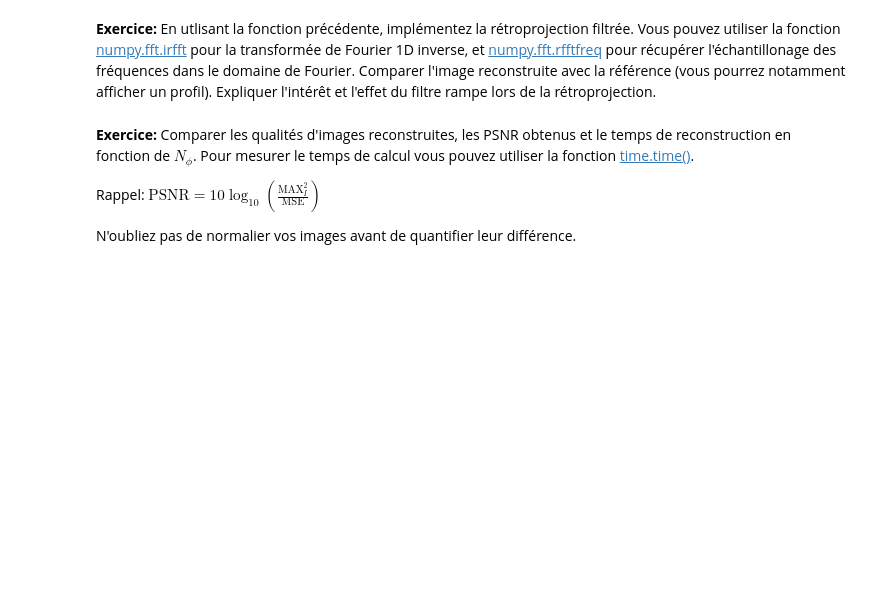
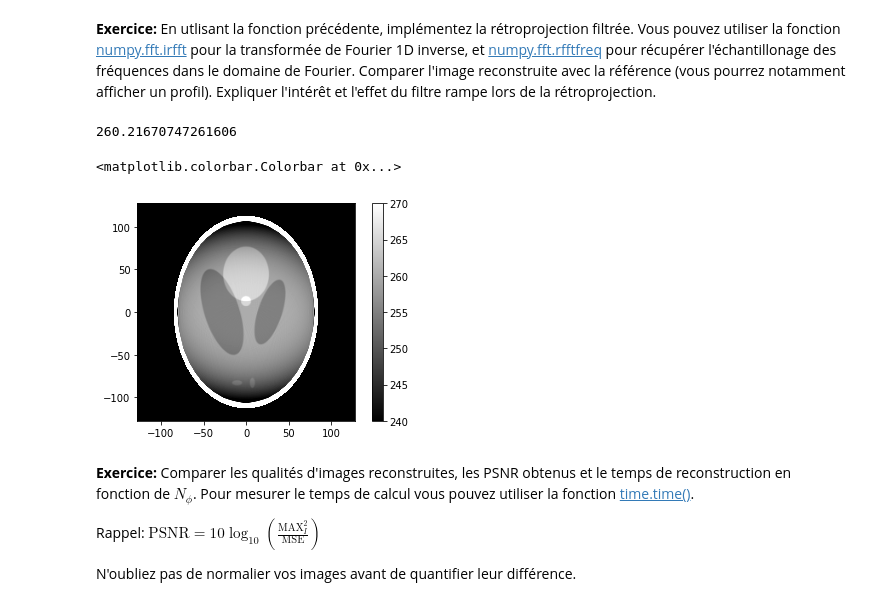
Before and after one commit to Guillaume0477/Tomographie, a Jupyter notebook: tp_tomo.ipynb, the cells around one changed output. Saved outputs shown, nothing was run; the diff lists cells and outputs as text; code cells hidden in the pictures; blank space fills up the shorter version.

```diff
--- a/tp_tomo.ipynb
+++ b/tp_tomo.ipynb
@@ -282,6 +283,40 @@ def RampFilterBL(s, zeropad=2):
 # %% [markdown]
 **Exercice:** En utlisant la fonction précédente, implémentez la rétroprojection filtrée. Vous pouvez utiliser la fonction [numpy.fft.irfft](https://docs.scipy.org/doc/numpy/reference/generated/numpy.fft.irfft.html) pour la transformée de Fourier 1D inverse, et [numpy.fft.rfftfreq](https://docs.scipy.org/doc/numpy/reference/generated/numpy.fft.rfftfreq.html) pour récupérer l'échantillonage des fréquences dans le domaine de Fourier.
 Comparer l'image reconstruite avec la référence (vous pourrez notamment afficher un profil). Expliquer l'intérêt et l'effet du filtre rampe lors de la rétroprojection.
+# %%
+#Initialisation de la reconstruction
+rec = np.zeros(np.shape(reference))
+#Céations des grilles X1 et X2 des coordonnées pixelliques
+X1,X2 = np.meshgrid(x1,x2)
+
+inc = pi/Nphi
+
+for nb in range(Nphi) :
+
+    phi = inc * nb
+
+    proj = sinogram[nb,:]
+
+    PROJ = np.fft.rfft(proj)
+    r,R = RampFilterBL(np.fft.rfftfreq(len(proj)-1))
+
+    MULT = np.multiply(R,PROJ)
+
+    mult = np.fft.irfft(MULT)
+
+    pCoords = X1*cos(phi) + X2*sin(phi)
+
+    pValues = np.interp(pCoords, x1, mult)
+
+    rec += pValues
+
+#Visualisation
+plt.imshow(inc*rec,clim=[240,270], cmap=plt.cm.gray, extent=(x1[0],x1[-1],x2[0],x2[-1]), origin='lower')
+plt.colorbar()
+# %% [output]
+260.21670747261606
+<matplotlib.colorbar.Colorbar at 0x...>
+[figure, added]
 # %% [markdown]
 **Exercice:** Comparer les qualités d'images reconstruites, les PSNR obtenus et le temps de reconstruction en fonction de $N_\phi$. Pour mesurer le temps de calcul vous pouvez utiliser la fonction [time.time()](https://docs.python.org/3/library/time.html).
 
```
Also changed, not shown: parts of 2 cells of this notebook.
